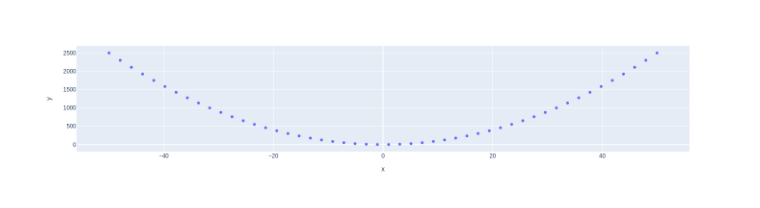
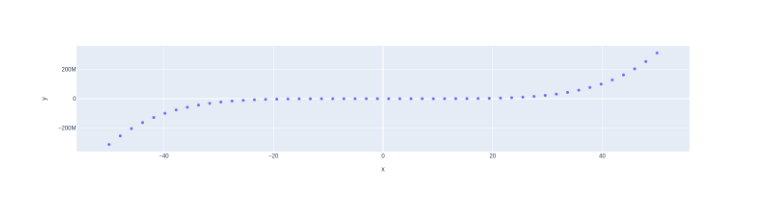
Before and after one commit to givaldolins/my-notebooks-repo, a Jupyter notebook: experiment1.ipynb, the cells around one changed output. Drawn from its saved outputs; the diff is of its cells as text; code cells hidden in the pictures.

```diff
--- a/experiment1.ipynb
+++ b/experiment1.ipynb
@@ -6,7 +6,7 @@ import plotly.express as px
 x = np.linspace(start=-50, stop=50)
 
 # y-axis data points
-y = x ** 2
+y = x ** 5
 
 # define the plot
 fig = px.scatter(x=x, y=y)
@@ -17 +16 @@ fig.show()
-[figure, old version]
+[figure, new version]
```
Also changed, not shown: parts of 1 cell of this notebook.
